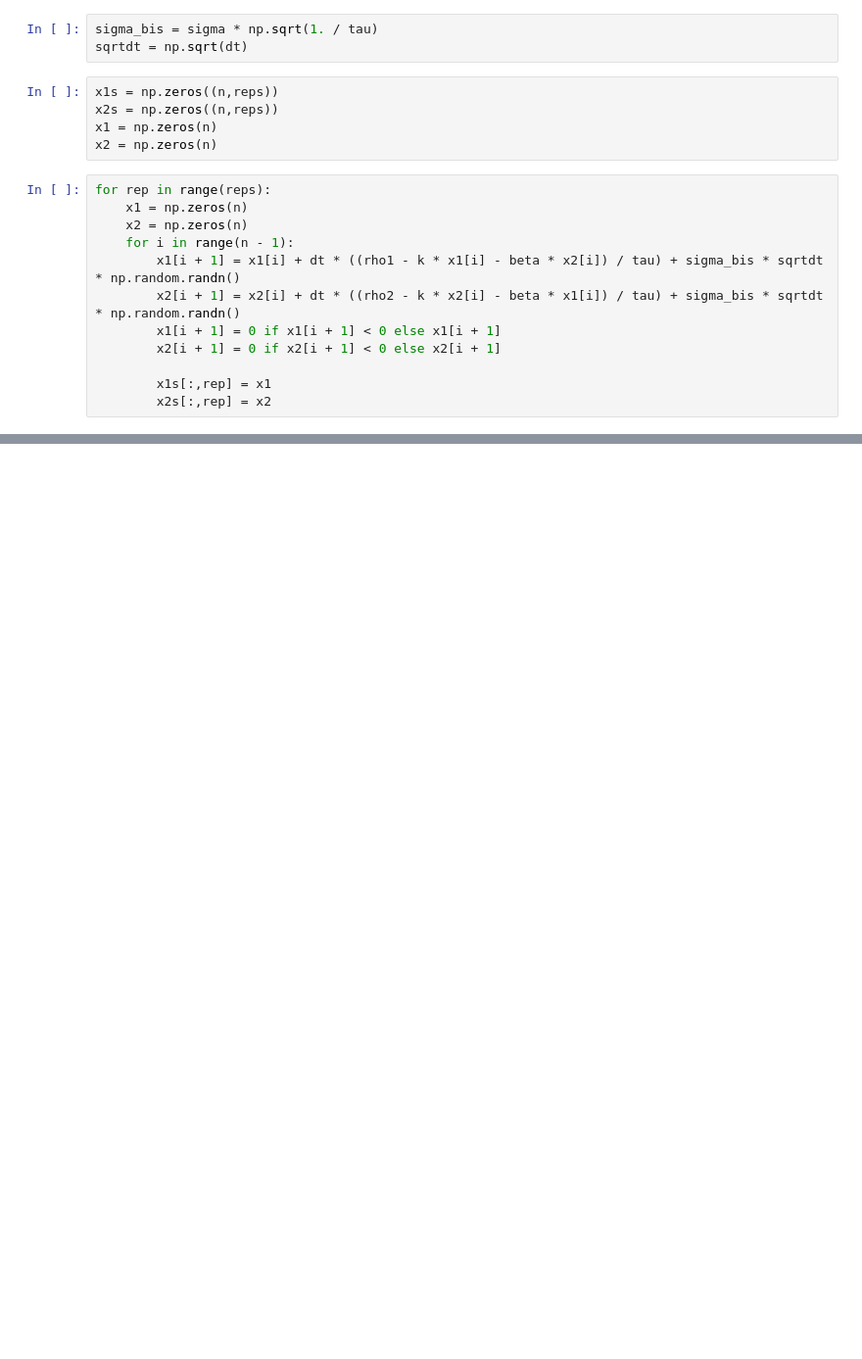
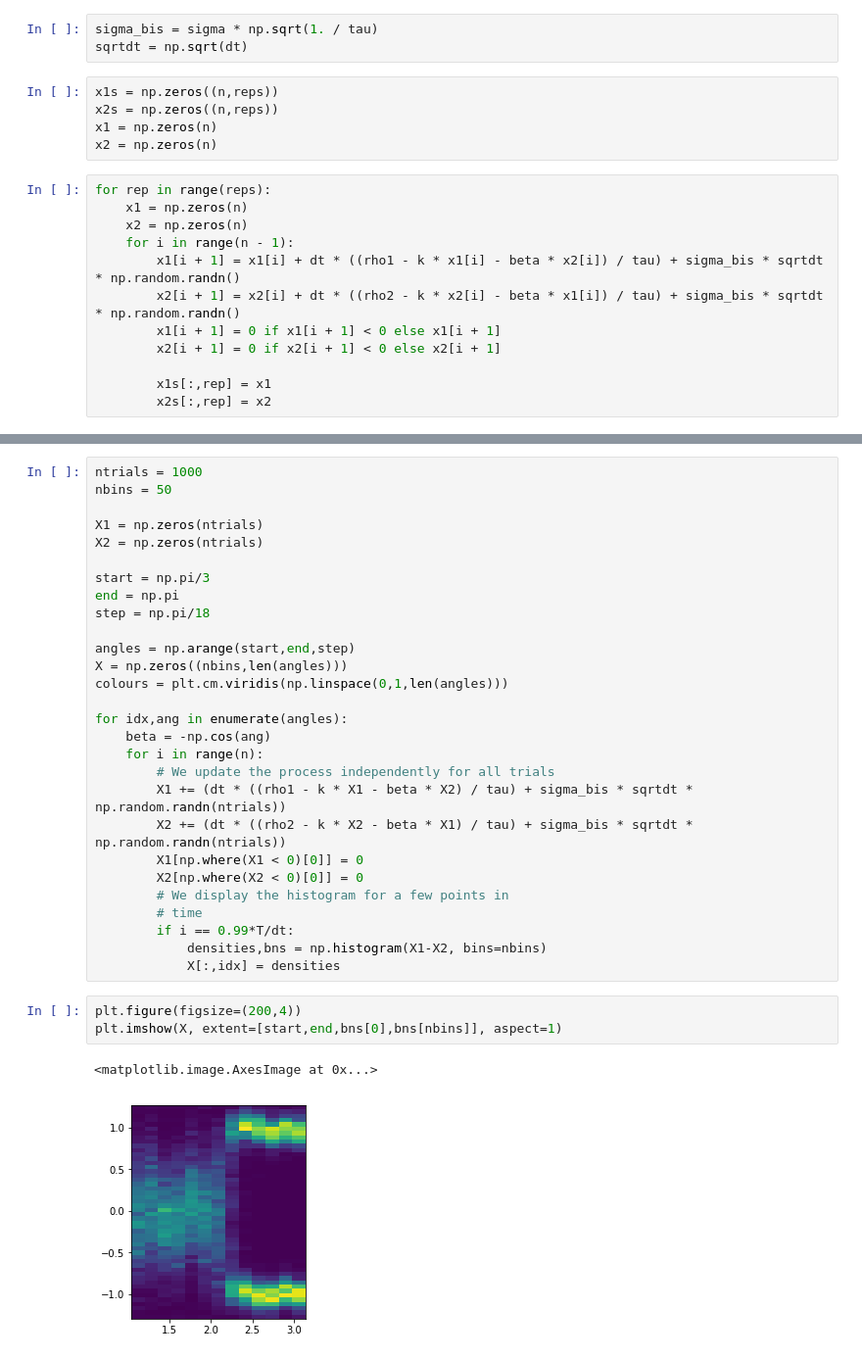
Before and after one commit to vivekhsridhar/decision_geometry, a Jupyter notebook: decision_geometry/output/leaky_competing_accumulator.ipynb, the cells around one changed output, grey strips where cells are left out. Shown at 98% size. Drawn from its saved outputs; the diff is of its cells as text; blank space fills up the shorter version.

```diff
--- a/decision_geometry/output/leaky_competing_accumulator.ipynb
+++ b/decision_geometry/output/leaky_competing_accumulator.ipynb
@@ -62,0 +63,34 @@ for i in range(n):
+# %%
+ntrials = 1000
+nbins = 50
+
+X1 = np.zeros(ntrials)
+X2 = np.zeros(ntrials)
+
+start = np.pi/3
+end = np.pi
+step = np.pi/18
+
+angles = np.arange(start,end,step)
+X = np.zeros((nbins,len(angles)))
+colours = plt.cm.viridis(np.linspace(0,1,len(angles)))
+
+for idx,ang in enumerate(angles):
+    beta = -np.cos(ang)
+    for i in range(n):
+        # We update the process independently for all trials
+        X1 += (dt * ((rho1 - k * X1 - beta * X2) / tau) + sigma_bis * sqrtdt * np.random.randn(ntrials))
+        X2 += (dt * ((rho2 - k * X2 - beta * X1) / tau) + sigma_bis * sqrtdt * np.random.randn(ntrials))
+        X1[np.where(X1 < 0)[0]] = 0
+        X2[np.where(X2 < 0)[0]] = 0
+        # We display the histogram for a few points in
+        # time
+        if i == 0.99*T/dt:
+            densities,bns = np.histogram(X1-X2, bins=nbins)
+            X[:,idx] = densities
+# %%
+plt.figure(figsize=(200,4))
+plt.imshow(X, extent=[start,end,bns[0],bns[nbins]], aspect=1)
+# %% [output]
+<matplotlib.image.AxesImage at 0x...>
+[figure, added]
```
Also changed, not shown: parts of 3 cells of this notebook.
